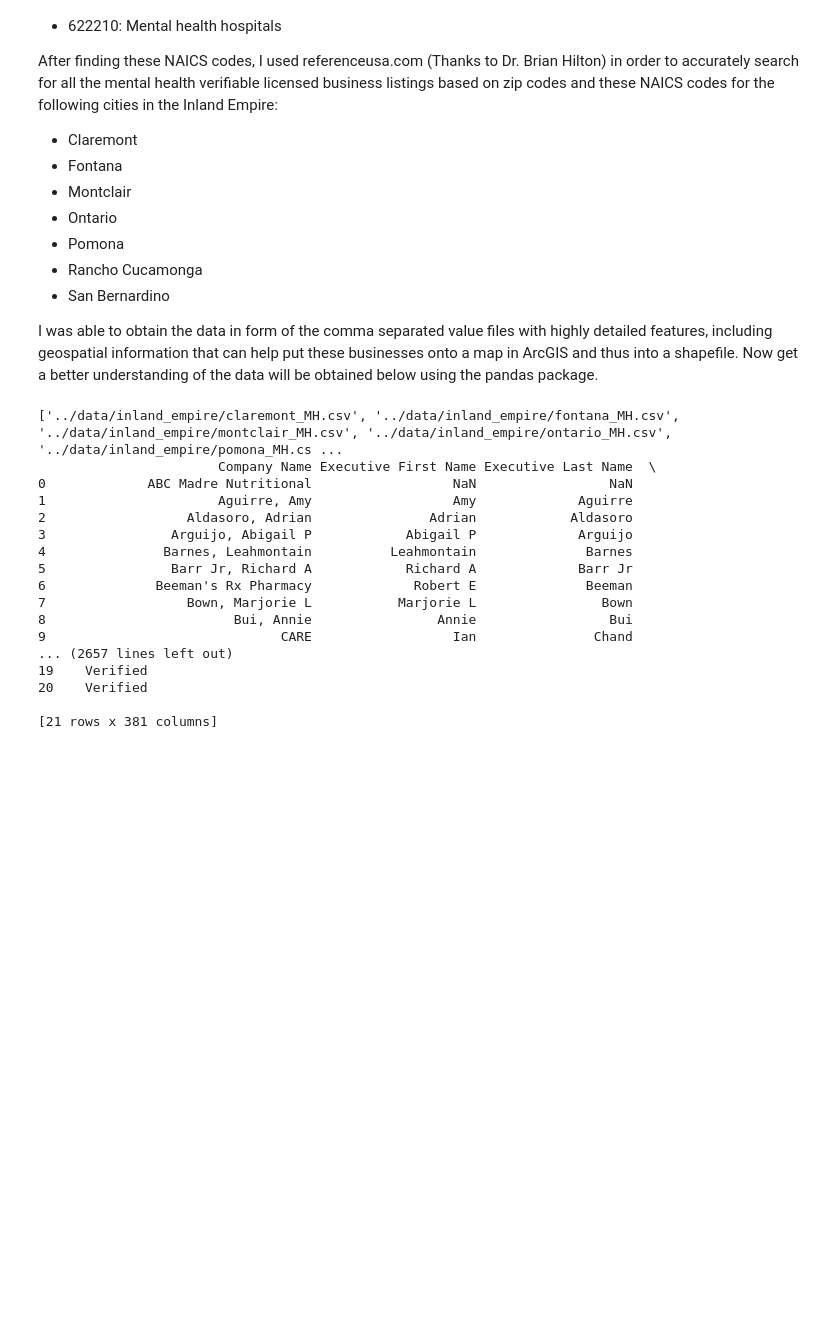
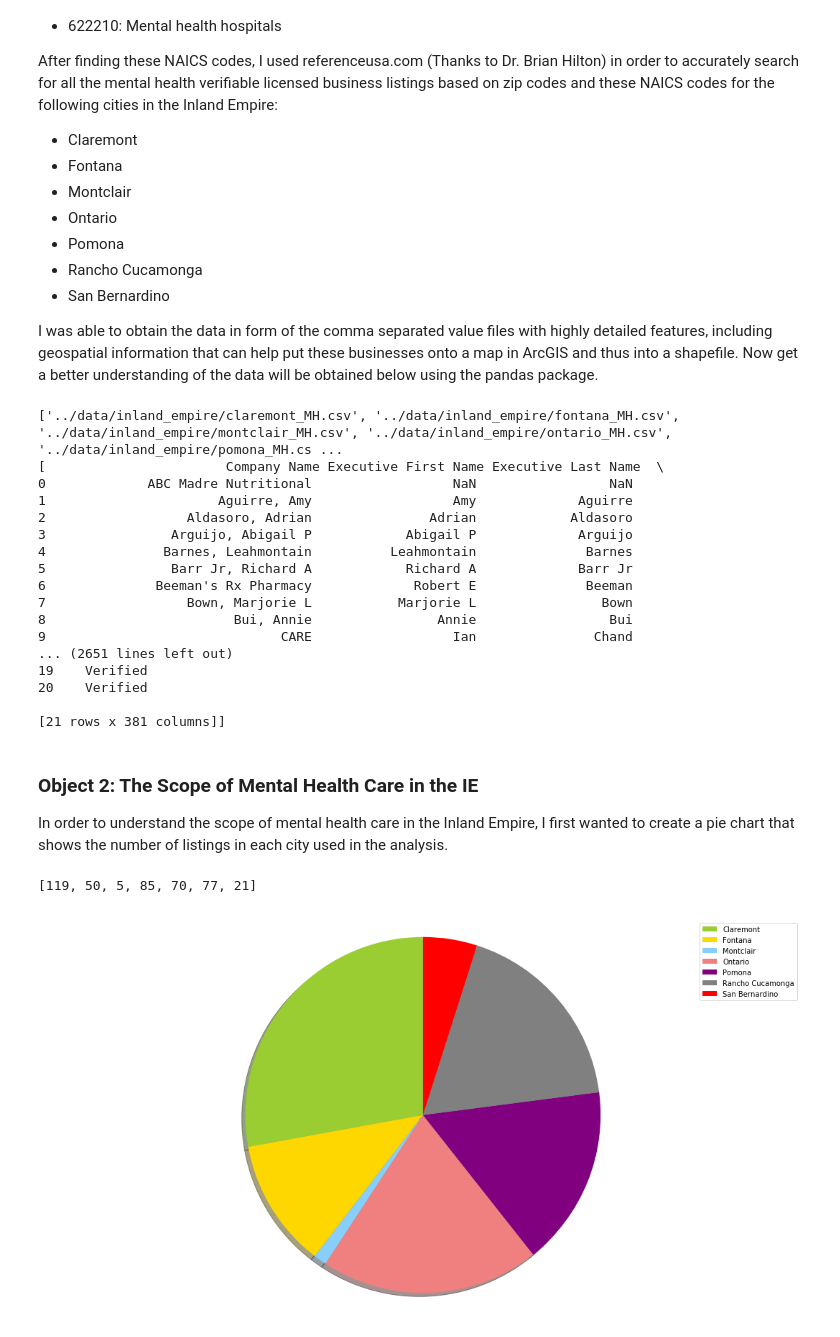
Before and after one commit to TheChanRProject/IST340_Final-Project, a Jupyter notebook: notebooks/Mental_Health_On_A_Map.ipynb, the cells around one changed output. Cells and saved outputs as stored; diff of their text form; code cells hidden in the pictures; blank space fills up the shorter version.

Commit message:
adding pie chart

```diff
--- a/notebooks/Mental_Health_On_A_Map.ipynb
+++ b/notebooks/Mental_Health_On_A_Map.ipynb
@@ -60,11 +60,12 @@ print(inland_empire_read_data)
 # Reading in csv files and assigning data frames for cities in Inland Empire
 
 IE_dataFrames = [pd.read_csv(i) for i in inland_empire_read_data]
-for i in IE_dataFrames:
-    print(i)
+print(IE_dataFrames)
+# for i in IE_dataFrames:
+#     print(i)
 # %% [output]
 ['../data/inland_empire/claremont_MH.csv', '../data/inland_empire/fontana_MH.csv', '../data/inland_empire/montclair_MH.csv', '../data/inland_empire/ontario_MH.csv', '../data/inland_empire/pomona_MH.cs ...
-                       Company Name Executive First Name Executive Last Name  \
+[                       Company Name Executive First Name Executive Last Name  \
 0             ABC Madre Nutritional                  NaN                 NaN
 1                      Aguirre, Amy                  Amy             Aguirre
 2                  Aldasoro, Adrian               Adrian            Aldasoro
@@ -75,8 +76,29 @@ for i in IE_dataFrames:
 7                  Bown, Marjorie L           Marjorie L                Bown
 8                        Bui, Annie                Annie                 Bui
 9                              CARE                  Ian               Chand
-... (2657 lines left out)
+... (2651 lines left out)
 19    Verified
 20    Verified
 
-[21 rows x 381 columns]
+[21 rows x 381 columns]]
+# %% [markdown]
+### Object 2: The Scope of Mental Health Care in the IE
+
+In order to understand the scope of mental health care in the Inland Empire, I first wanted to create a pie chart that shows the number of listings in each city used in the analysis.
+# %%
+cities = ['Claremont', 'Fontana', 'Montclair', 'Ontario', 'Pomona', 'Rancho Cucamonga', 'San Bernardino']
+
+length_IE_array = [len(i) for i in IE_dataFrames]
+print(length_IE_array)
+
+# Build Pie Chart
+colors = ['yellowgreen', 'gold', 'lightskyblue', 'lightcoral', 'purple', 'grey', 'red']
+fig, ax = plt.subplots(figsize=(15,8))
+patches, texts = plt.pie(length_IE_array, colors=colors, shadow=True, startangle=90)
+plt.legend(patches, cities, loc="best")
+plt.axis('equal')
+plt.tight_layout()
+plt.show()
+# %% [output]
+[119, 50, 5, 85, 70, 77, 21]
+[figure, added]
```
